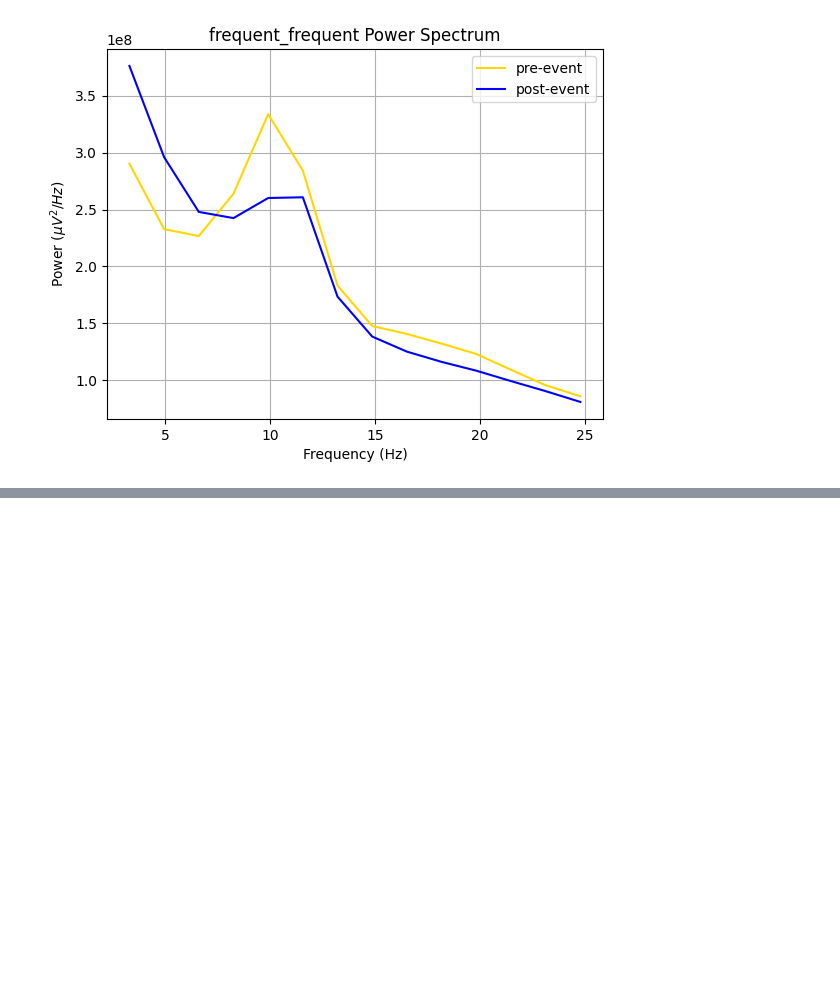
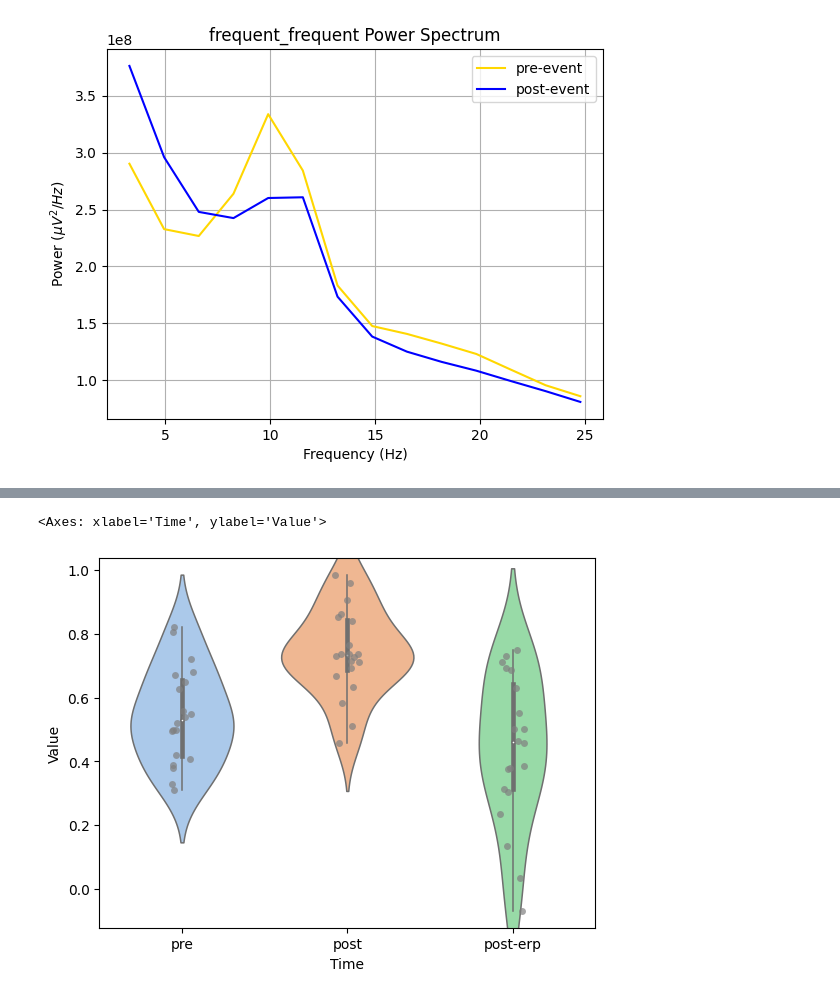
Before and after one commit to leoflur/EEG_ERP_Aperiodic_Analysis, a Jupyter notebook: cygnus_11_25_24_complete.ipynb, the cells around one changed output, grey strips where cells are left out. Drawn from its saved outputs; the diff is of its cells as text; code cells hidden in the pictures; blank space fills up the shorter version.

```diff
--- a/cygnus_11_25_24_complete.ipynb
+++ b/cygnus_11_25_24_complete.ipynb
@@ -330,0 +631,19 @@ for condition in conditions:
+# %%
+sns.violinplot(data=rare_frequent_df,
+        x='Time',
+        y='Value',
+        palette = 'pastel',
+        inner = 'box',
+        linewidth= 1.1)
+
+sns.stripplot(
+    data= rare_frequent_df,
+    x='Time',
+    y='Value',
+    color='grey',  # grey points
+    alpha=0.7,  # Adjust transparency
+    jitter= 0.08  # Add jitter
+)
+# %% [output]
+<Axes: xlabel='Time', ylabel='Value'>
+[figure, added]
```
Also changed, not shown: parts of 17 cells of this notebook, 2 other files.
